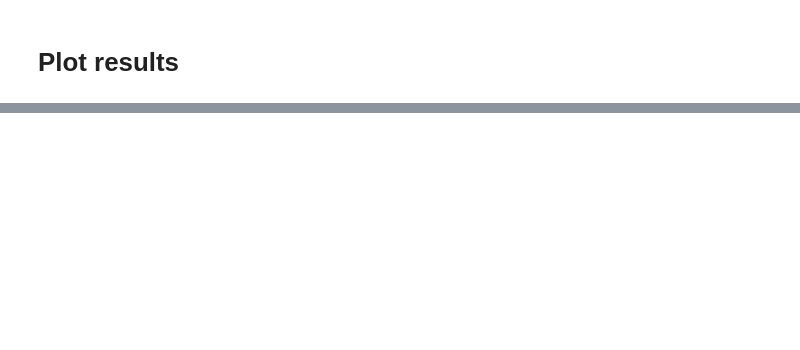
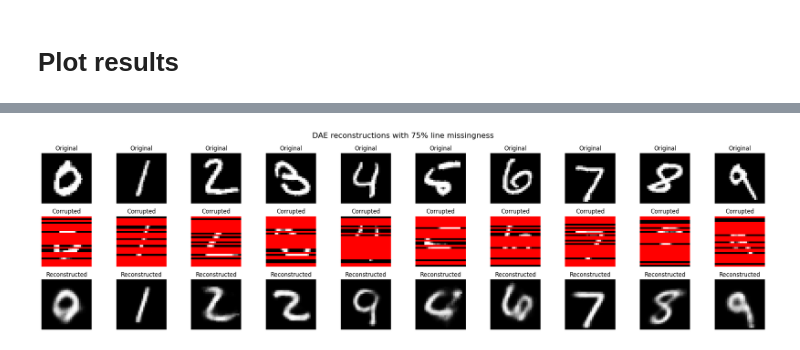
Before and after one commit to woullufy/deep-imputation-techniques, a Jupyter notebook: notebooks/dae.ipynb, the cells around one changed output, grey strips where cells are left out. Saved outputs shown, nothing was run; the diff lists cells and outputs as text; code cells hidden in the pictures; blank space fills up the shorter version.

```diff
--- a/notebooks/dae.ipynb
+++ b/notebooks/dae.ipynb
@@ -67,0 +82,13 @@ plot_ae_reconstructions(
+# %%
+plot_ae_reconstructions(
+    dae,
+    testing_data,
+    missingness=missingness,
+    device=device,
+    title='DAE reconstructions with 75% line missingness',
+    corruption_type="row_missing",
+    num_rows=21,
+
+)
+# %% [output]
+[figure, added]
```
Also changed, not shown: parts of 5 cells of this notebook, 1 other file.
